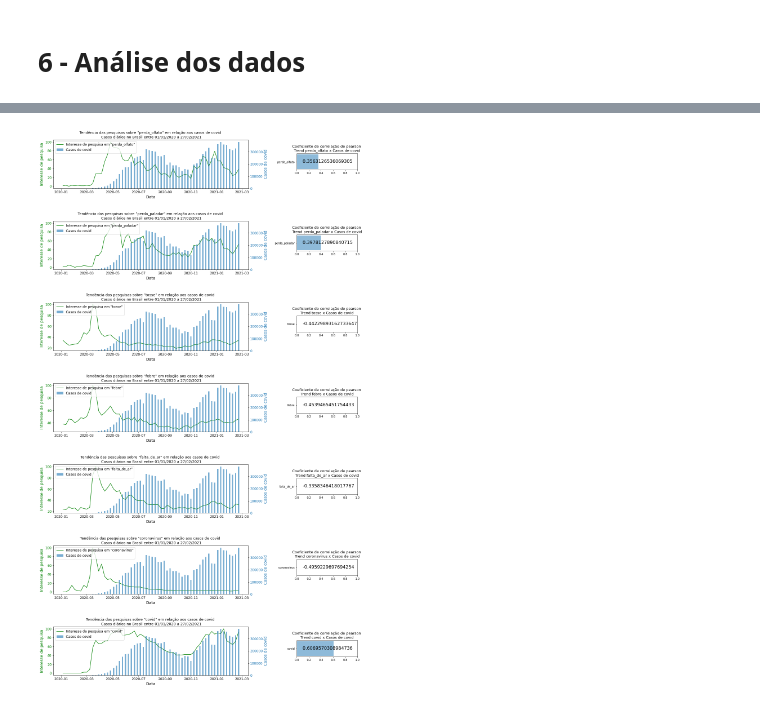
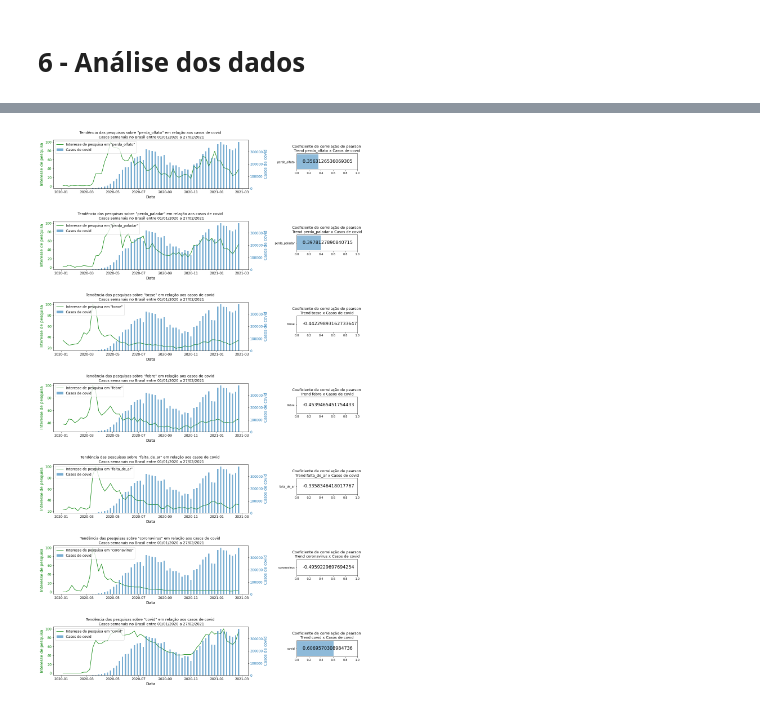
Before and after one commit to Klemersoncastro/google_trends_covid, a Jupyter notebook: 1. Trabalho Google Trends sintomas + casos covid19.ipynb, the cells around one changed output, grey strips where cells are left out. Saved outputs shown, nothing was run; the diff lists cells and outputs as text; code cells hidden in the pictures.

```diff
--- a/1. Trabalho Google Trends sintomas + casos covid19.ipynb
+++ b/1. Trabalho Google Trends sintomas + casos covid19.ipynb
@@ -523,34 +508,0 @@ plt.xlim(0,1)
-# %%
-keywords = ['covid','coronavirus','falta_de_ar','febre','tosse','perda_paladar','perda_olfato']
-i = 1
-j = 0
-fig = plt.figure()
-for keyword in keywords :
-  color = 'green'
-  ax1 = fig.add_axes([0, 1*i, 1.6, 0.6])
-  ax1.set_title('Tendência das pesquisas sobre "' + keyword + '" em relação aos casos de covid \n Casos diários no Brasil entre 01/01/2020 a 27/02/2021', fontsize=13)
-  ax1.plot(df_casosDiario_br['date'],df_casosDiario_br[keyword], label='Interesse de pesquisa em "' + keyword + '"', color=color)
-  ax1.set_ylabel('Interesse de pesquisa', color=color, fontsize=14)
-  ax1.tick_params(axis='y', labelcolor=color, labelsize=12)
-  ax1.tick_params(axis='x', which='both', labelsize=12)
-  ax1.set_xlabel('Data', fontsize=14)
-
-  ax2 = ax1.twinx()
-  color = 'tab:blue'
-  ax2.bar(df_casosDiario_br['date'],df_casosDiario_br['new_confirmed'], alpha=0.6, label='Casos de covid', color=color)
-  ax2.set_ylabel('Casos de covid', color=color, fontsize=14)
-  ax2.tick_params(axis='y', labelcolor=color, labelsize=12)
-
-  lines, labels = ax1.get_legend_handles_labels()
-  lines2, labels2 = ax2.get_legend_handles_labels()
-  ax1.legend(lines + lines2, labels + labels2, loc='upper left', fontsize=12)
-
-  # Gráfico da correlação
-  ax_1 = fig.add_axes([2, 1.23+j, 0.5, 0.2])
-  ax_1.set_title('Coeficiente de correlação de pearson \nTrend ' +keyword+ ' x Casos de covid', fontsize=13)
-  ax_1.barh(df_correlacao_trendsDiaria_CasosCovid.index[j], df_correlacao_trendsDiaria_CasosCovid['new_confirmed'].iloc[j], alpha=0.5)
-  ax_1.text(0.1, keyword, df_correlacao_trendsDiaria_CasosCovid['new_confirmed'].iloc[j], fontsize=16, horizontalalignment='left', verticalalignment='center')
-  plt.xlim(0,1)
-  i = i + 1
-  j = j + 1
-fig.show()
@@ -586,4 +549,6 @@ fig.tight_layout()'''
 # %%
+# Mostrando as tendências dos volumes de pesquisa e as correlações com os novos casos de covid
+# Casos Semanais no Brasil
 keywords = ['covid','coronavirus','falta_de_ar','febre','tosse','perda_paladar','perda_olfato']
 i = 1
 j = 0
@@ -591,32 +556,32 @@ fig = plt.figure()
 for keyword in keywords :
   color = 'green'
   ax1 = fig.add_axes([0, 1*i, 1.6, 0.6])
-  ax1.set_title('Tendência das pesquisas sobre "' + keyword + '" em relação aos casos de covid \n Casos diários no Brasil entre 01/01/2020 a 27/02/2021', fontsize=13)
+  ax1.set_title('Tendência das pesquisas sobre "' + keyword + '" em relação aos casos de covid \n Casos semanais no Brasil entre 01/01/2020 a 27/02/2021', fontsize=13)
   ax1.plot(df_casosSemanal_br['date'],df_casosSemanal_br[keyword], label='Interesse de pesquisa em "' + keyword + '"', color=color)
   ax1.set_ylabel('Interesse de pesquisa', color=color, fontsize=14)
   ax1.tick_params(axis='y', labelcolor=color, labelsize=12)
   ax1.tick_params(axis='x', which='both', labelsize=12)
   ax1.set_xlabel('Data', fontsize=14)
 
   ax2 = ax1.twinx()
   color = 'tab:blue'
   ax2.bar(df_casosSemanal_br['date'],df_casosSemanal_br['new_confirmed'], alpha=0.6, label='Casos de covid', color=color, width=3)
   ax2.set_ylabel('Casos de covid', color=color, fontsize=14)
   ax2.tick_params(axis='y', labelcolor=color, labelsize=12)
 
 
   lines, labels = ax1.get_legend_handles_labels()
   lines2, labels2 = ax2.get_legend_handles_labels()
   ax1.legend(lines + lines2, labels + labels2, loc='upper left', fontsize=12)
 
   # Gráfico da correlação
   ax_1 = fig.add_axes([2, 1.23+j, 0.5, 0.2])
   ax_1.set_title('Coeficiente de correlação de pearson \nTrend ' +keyword+ ' x Casos de covid', fontsize=13)
   ax_1.barh(df_correlacao_trendsSemanal_CasosCovid.index[j], df_correlacao_trendsSemanal_CasosCovid['new_confirmed'].iloc[j], alpha=0.5)
   ax_1.text(0.1, keyword, df_correlacao_trendsSemanal_CasosCovid['new_confirmed'].iloc[j], fontsize=16, horizontalalignment='left', verticalalignment='center')
   plt.xlim(0,1)
   i = i + 1
   j = j + 1
 fig.show()
 # %% [output]
-[figure, old version]
+[figure, new version]
```
Also changed, not shown: parts of 4 cells of this notebook.
